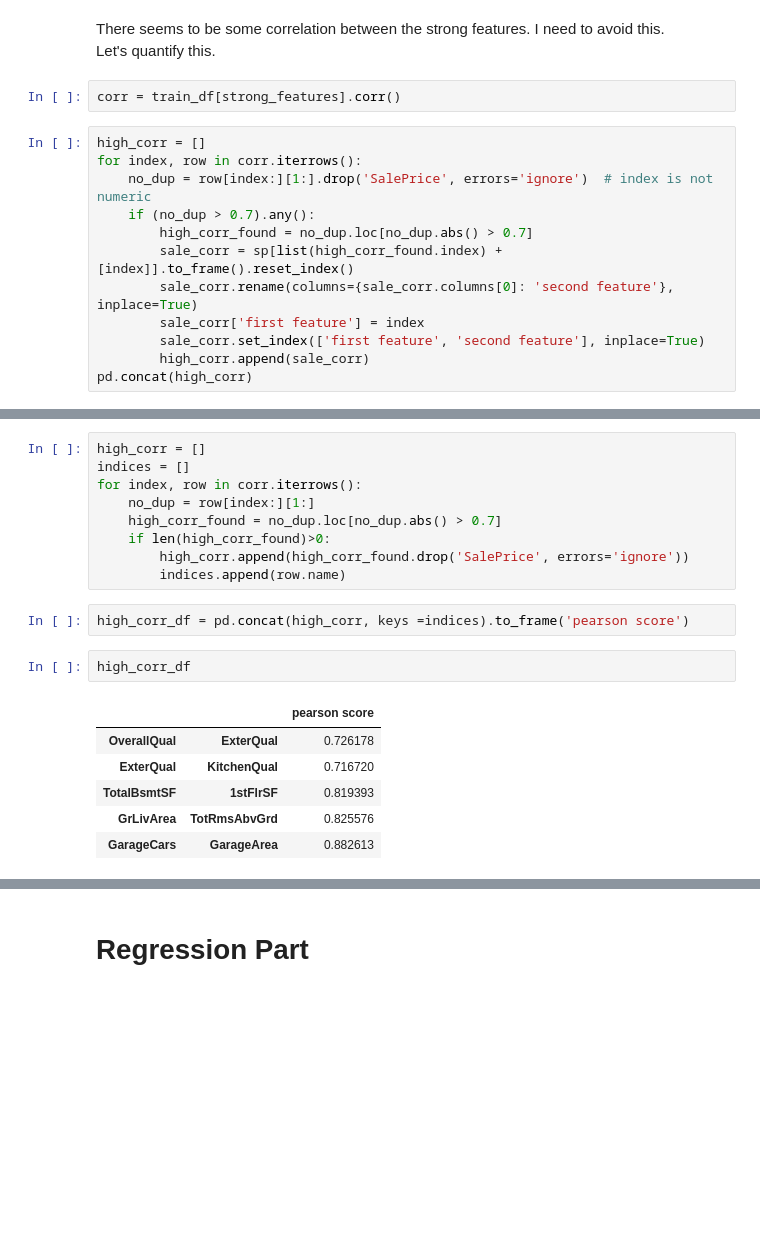
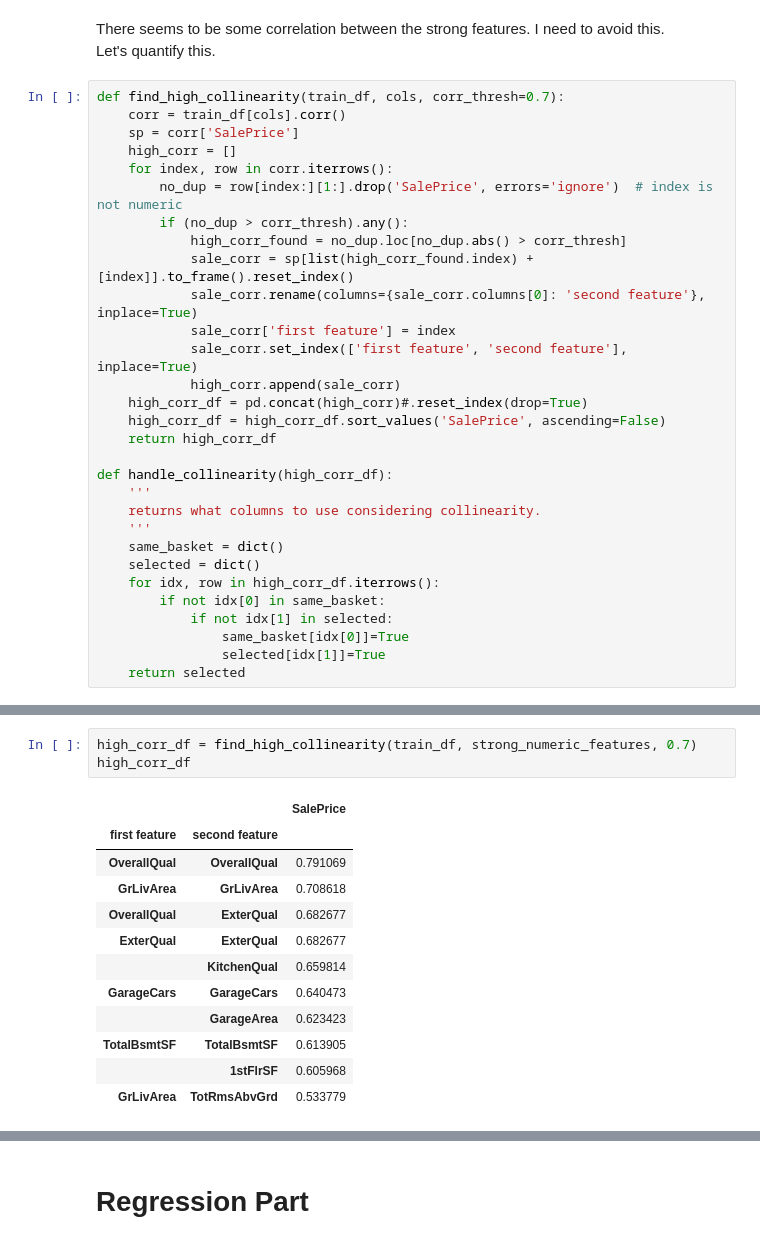
Before and after one commit to jaykye/HousePricePrediction, a Jupyter notebook: main.ipynb, the cells around one changed output, grey strips where cells are left out. Cells and saved outputs as stored; diff of their text form; blank space fills up the shorter version.

Commit message:
New approach, I am not gonna handle NaN.:

```diff
--- a/main.ipynb
+++ b/main.ipynb
@@ -219,17 +222,33 @@ plot_correlation_heatmap(train_df, strong_features)
 # %% [markdown]
 There seems to be some correlation between the strong features. I need to avoid this. \
 Let's quantify this.
-# %%
-corr = train_df[strong_features].corr()
 # %%
-high_corr = []
-for index, row in corr.iterrows():
-    no_dup = row[index:][1:].drop('SalePrice', errors='ignore')  # index is not numeric
-    if (no_dup > 0.7).any():
-        high_corr_found = no_dup.loc[no_dup.abs() > 0.7]
-        sale_corr = sp[list(high_corr_found.index) + [index]].to_frame().reset_index()
-        sale_corr.rename(columns={sale_corr.columns[0]: 'second feature'}, inplace=True)
-        sale_corr['first feature'] = index
-        sale_corr.set_index(['first feature', 'second feature'], inplace=True)
-        high_corr.append(sale_corr)
-pd.concat(high_corr)
+def find_high_collinearity(train_df, cols, corr_thresh=0.7):
+    corr = train_df[cols].corr()
+    sp = corr['SalePrice']
+    high_corr = []
+    for index, row in corr.iterrows():
+        no_dup = row[index:][1:].drop('SalePrice', errors='ignore')  # index is not numeric
+        if (no_dup > corr_thresh).any():
+            high_corr_found = no_dup.loc[no_dup.abs() > corr_thresh]
+            sale_corr = sp[list(high_corr_found.index) + [index]].to_frame().reset_index()
+            sale_corr.rename(columns={sale_corr.columns[0]: 'second feature'}, inplace=True)
+            sale_corr['first feature'] = index
+            sale_corr.set_index(['first feature', 'second feature'], inplace=True)
+            high_corr.append(sale_corr)
+    high_corr_df = pd.concat(high_corr)#.reset_index(drop=True)
+    high_corr_df = high_corr_df.sort_values('SalePrice', ascending=False)
+    return high_corr_df
+
+def handle_collinearity(high_corr_df):
+    '''
+    returns what columns to use considering collinearity.
+    '''
+    same_basket = dict()
+    selected = dict()
+    for idx, row in high_corr_df.iterrows():
+        if not idx[0] in same_basket:
+            if not idx[1] in selected:
+                same_basket[idx[0]]=True
+                selected[idx[1]]=True
+    return selected
@@ -249,23 +255,19 @@ pd.concat(high_corr)
-# %%
-high_corr = []
-indices = []
-for index, row in corr.iterrows():
-    no_dup = row[index:][1:]
-    high_corr_found = no_dup.loc[no_dup.abs() > 0.7]
-    if len(high_corr_found)>0:
-        high_corr.append(high_corr_found.drop('SalePrice', errors='ignore'))
-        indices.append(row.name)
-# %%
-high_corr_df = pd.concat(high_corr, keys =indices).to_frame('pearson score')
-# %%
-high_corr_df
-# %% [output]
-|  |  | pearson score |
-| OverallQual | ExterQual | 0.726178 |
-| ExterQual | KitchenQual | 0.716720 |
-| TotalBsmtSF | 1stFlrSF | 0.819393 |
-| GrLivArea | TotRmsAbvGrd | 0.825576 |
-| GarageCars | GarageArea | 0.882613 |
+# %%
+high_corr_df = find_high_collinearity(train_df, strong_numeric_features, 0.7)
+high_corr_df
+# %% [output]
+|  |  | SalePrice |
+| first feature | second feature |  |
+| OverallQual | OverallQual | 0.791069 |
+| GrLivArea | GrLivArea | 0.708618 |
+| OverallQual | ExterQual | 0.682677 |
+| ExterQual | ExterQual | 0.682677 |
+|  | KitchenQual | 0.659814 |
+| GarageCars | GarageCars | 0.640473 |
+|  | GarageArea | 0.623423 |
+| TotalBsmtSF | TotalBsmtSF | 0.613905 |
+|  | 1stFlrSF | 0.605968 |
+| GrLivArea | TotRmsAbvGrd | 0.533779 |
 # %% [markdown]
 Very interesting. It looks like when Overall Quality is assessed, Exterior Quality is the most emphasized feature. - Makes sense.\
 Exterior Quality is strongly correlated to Kitchen Quality. Is it because when they are built/ remodeled, they are the key features that are focused?\
```
Also changed, not shown: parts of 78 cells of this notebook, 1 other file.
